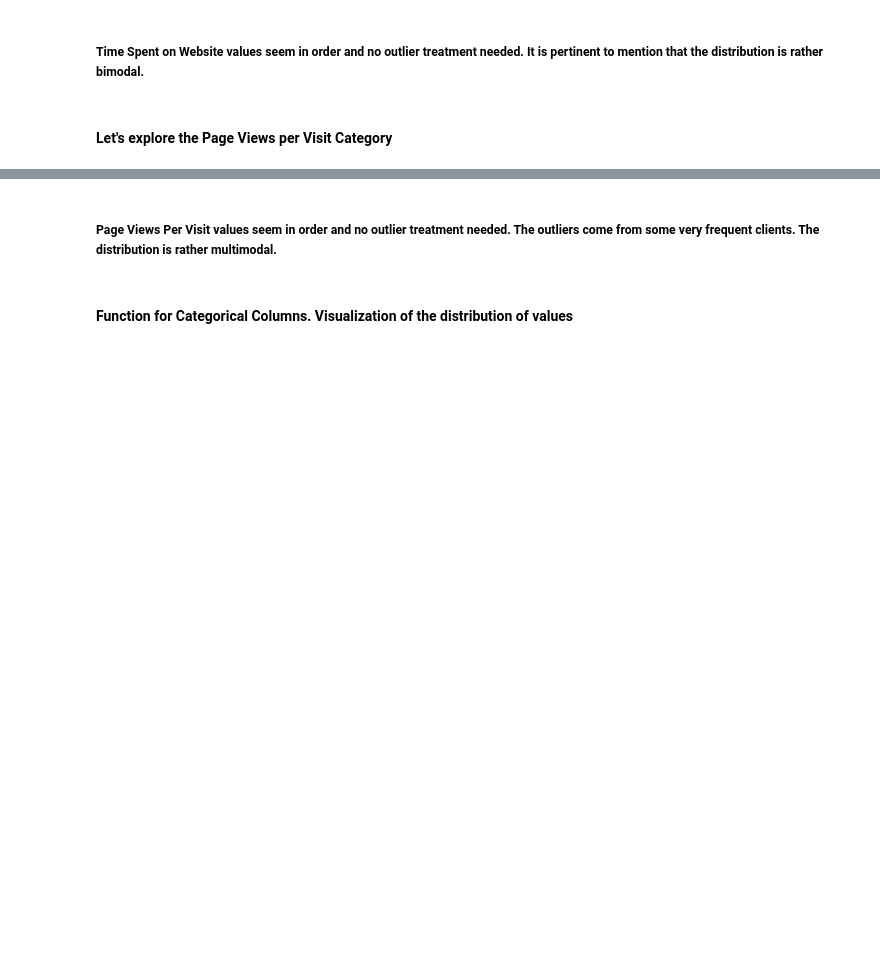
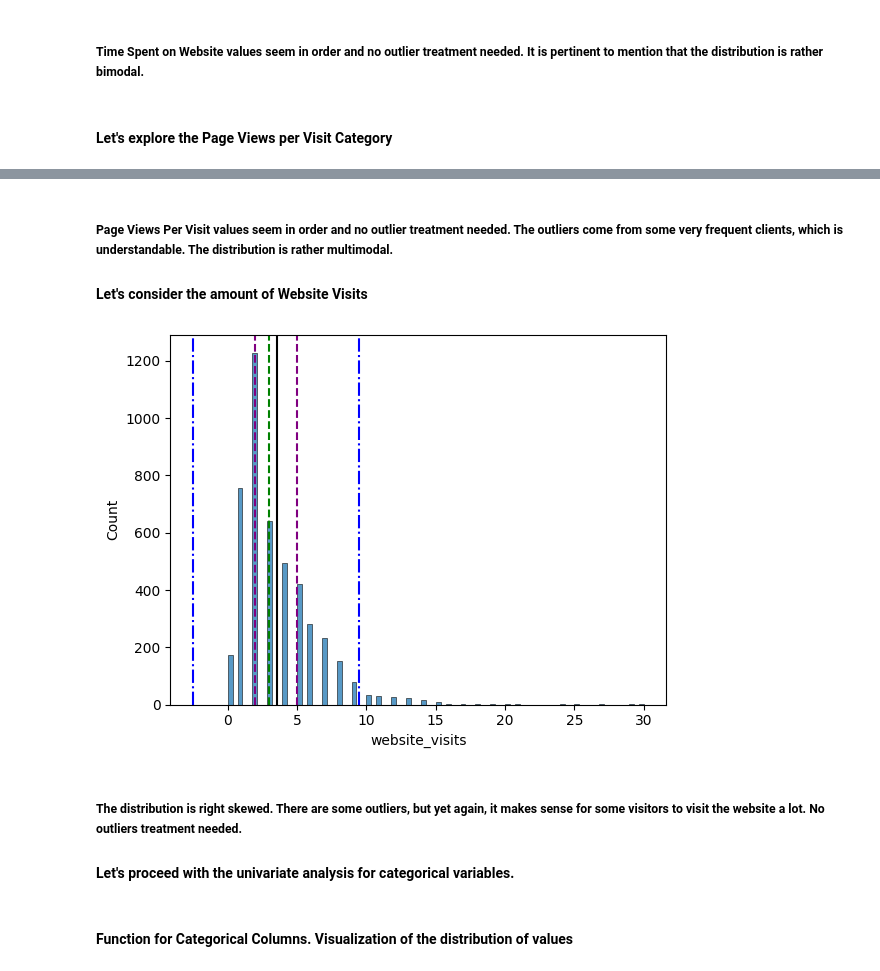
Before and after one commit to jpreyesm03/ExtraaLearn-Machine-Learning-Models, a Jupyter notebook: FCV Potential Customers Prediction.ipynb, the cells around one changed output, grey strips where cells are left out. Saved outputs shown, nothing was run; the diff lists cells and outputs as text; code cells hidden in the pictures; blank space fills up the shorter version.

Commit message:
Finish univariate analysis

```diff
--- a/FCV Potential Customers Prediction.ipynb
+++ b/FCV Potential Customers Prediction.ipynb
@@ -273,5 +268,15 @@ histogram_boxplot(data, "page_views_per_visit")
 # %% [markdown]
-##### Page Views Per Visit values seem in order and no outlier treatment needed. The outliers come from some very frequent clients. The distribution is rather multimodal.
+##### Page Views Per Visit values seem in order and no outlier treatment needed. The outliers come from some very frequent clients, which is understandable. The distribution is rather multimodal.
+
+#### Let's consider the amount of Website Visits
+# %%
+histogram_boxplot(data, "website_visits")
+# %% [output]
+[figure, added]
+# %% [markdown]
+##### The distribution is right skewed. There are some outliers, but yet again, it makes sense for some visitors to visit the website a lot. No outliers treatment needed.
+
+#### Let's proceed with the univariate analysis for categorical variables.
 # %% [markdown]
 #### Function for Categorical Columns. Visualization of the distribution of values
 # %%
```
Also changed, not shown: parts of 6 cells of this notebook.
